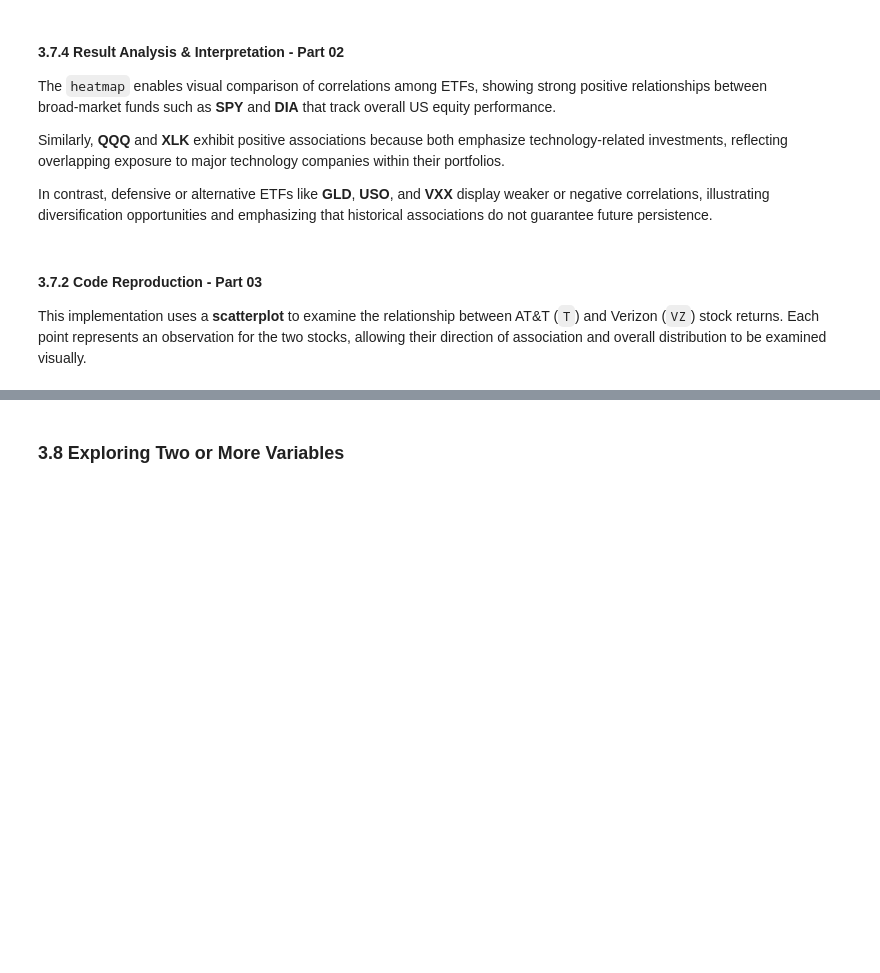
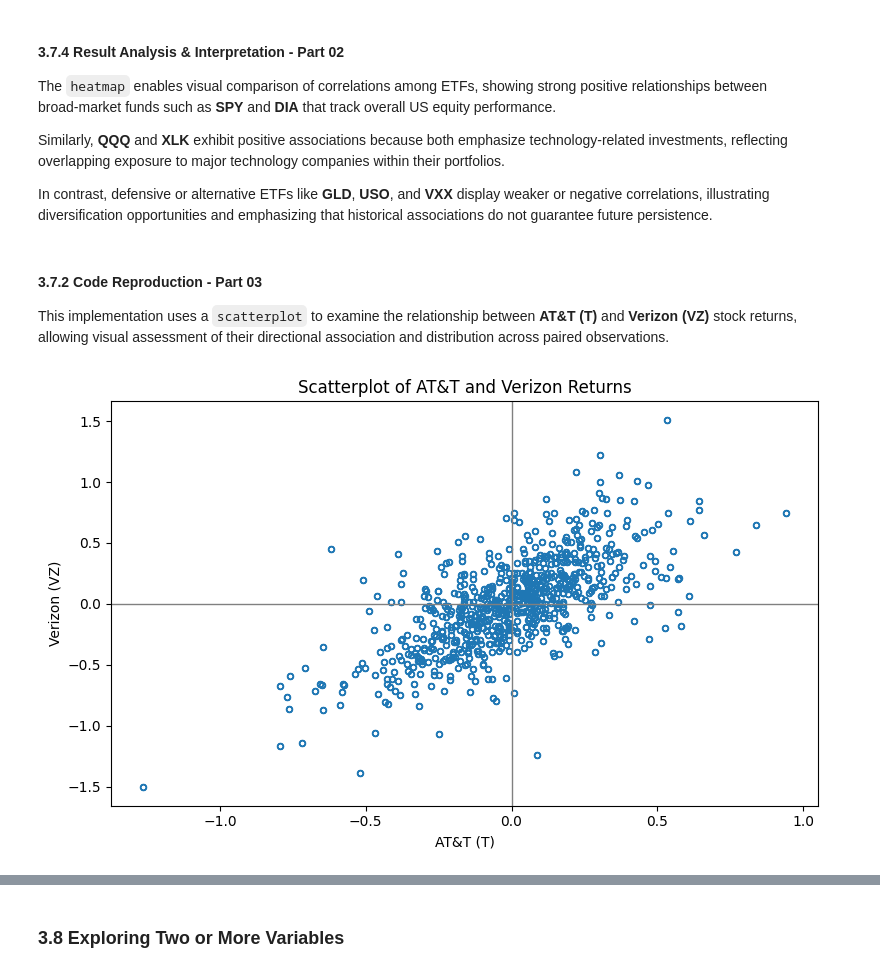
Before and after one commit to kinanpta/Practical-Statistics-for-Data-Scientists, a Jupyter notebook: Chapter01_Exploratory_Data_Analysis.ipynb, the cells around one changed output, grey strips where cells are left out. Saved outputs shown, nothing was run; the diff lists cells and outputs as text; code cells hidden in the pictures; blank space fills up the shorter version.

```diff
--- a/Chapter01_Exploratory_Data_Analysis.ipynb
+++ b/Chapter01_Exploratory_Data_Analysis.ipynb
@@ -820,4 +820,22 @@ In contrast, defensive or alternative ETFs like **GLD**, **USO**, and **VXX** di
 # %% [markdown]
 #### 3.7.2 Code Reproduction - Part 03
 
-This implementation uses a **scatterplot** to examine the relationship between AT&T (`T`) and Verizon (`VZ`) stock returns. Each point represents an observation for the two stocks, allowing their direction of association and overall distribution to be examined visually.
+This implementation uses a `scatterplot` to examine the relationship between **AT&T (T)** and **Verizon (VZ)** stock returns, allowing visual assessment of their directional association and distribution across paired observations.
+# %%
+ax = telecom.plot.scatter(
+    x="T",
+    y="VZ",
+    figsize=(8, 5),
+    marker='$\u25EF$'
+)
+
+ax.set_title("Scatterplot of AT&T and Verizon Returns")
+ax.set_xlabel("AT&T (T)")
+ax.set_ylabel("Verizon (VZ)")
+ax.axhline(0, color="grey", lw=1)
+ax.axvline(0, color="grey", lw=1)
+
+plt.tight_layout()
+plt.show()
+# %% [output]
+[figure, added]
```
Also changed, not shown: parts of 2 cells of this notebook.
